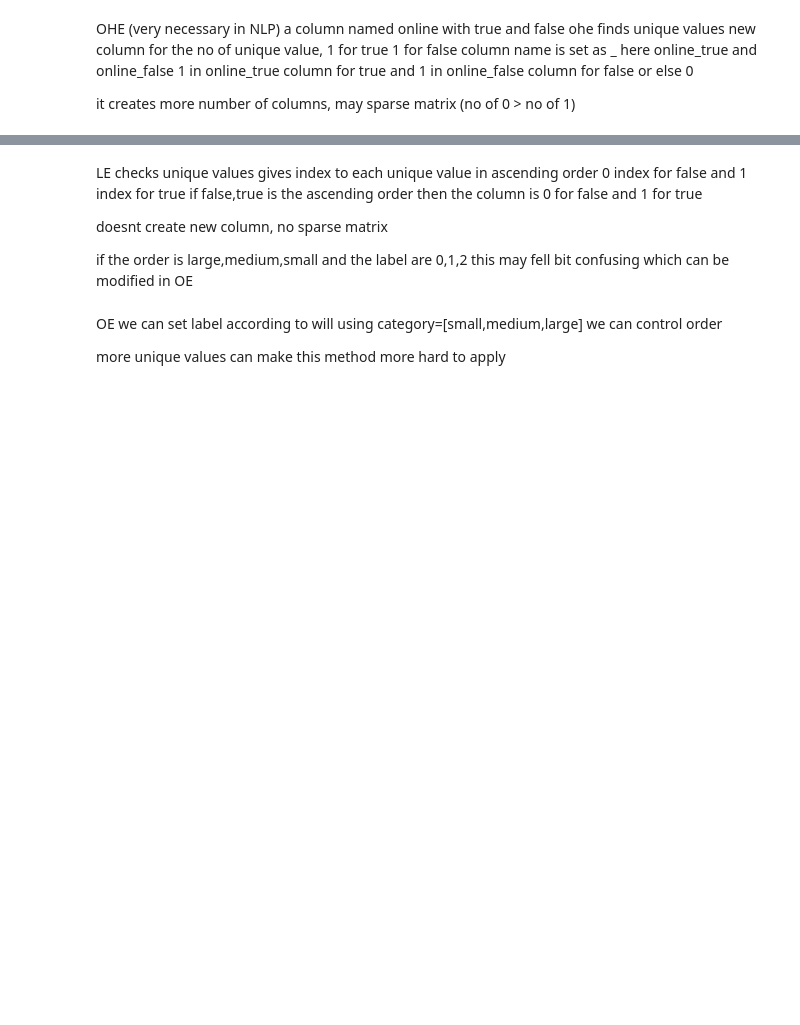
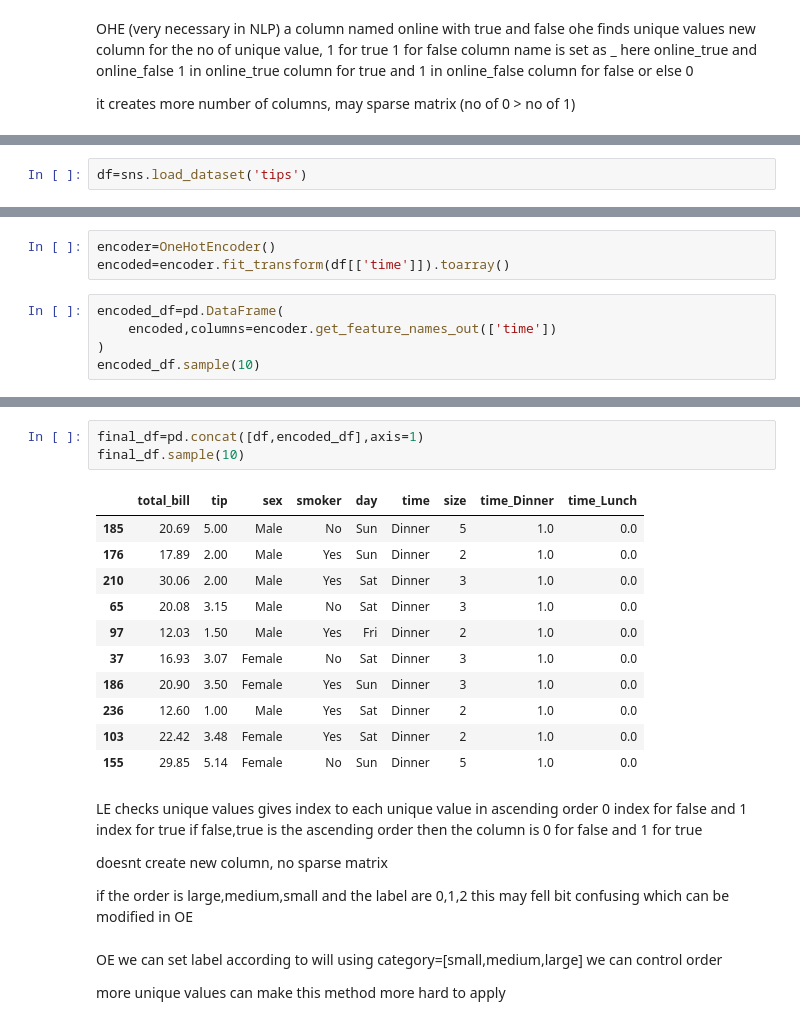
Before and after one commit to kishorilol/datasciencepadhdai, a Jupyter notebook: datapreprocessing/dpday5.ipynb, the cells around one changed output, grey strips where cells are left out. Drawn from its saved outputs; the diff is of its cells as text; blank space fills up the shorter version.

```diff
--- a/datapreprocessing/dpday5.ipynb
+++ b/datapreprocessing/dpday5.ipynb
@@ -19,0 +94,2 @@ it creates more number of columns, may sparse matrix (no of 0 > no of 1)
+# %%
+df=sns.load_dataset('tips')
@@ -19,0 +127,8 @@ it creates more number of columns, may sparse matrix (no of 0 > no of 1)
+# %%
+encoder=OneHotEncoder()
+encoded=encoder.fit_transform(df[['time']]).toarray()
+# %%
+encoded_df=pd.DataFrame(
+    encoded,columns=encoder.get_feature_names_out(['time'])
+)
+encoded_df.sample(10)
@@ -20,3 +147,18 @@ it creates more number of columns, may sparse matrix (no of 0 > no of 1)
+# %%
+final_df=pd.concat([df,encoded_df],axis=1)
+final_df.sample(10)
+# %% [output]
+|  | total_bill | tip | sex | smoker | day | time | size | time_Dinner | time_Lunch |
+| 185 | 20.69 | 5.00 | Male | No | Sun | Dinner | 5 | 1.0 | 0.0 |
+| 176 | 17.89 | 2.00 | Male | Yes | Sun | Dinner | 2 | 1.0 | 0.0 |
+| 210 | 30.06 | 2.00 | Male | Yes | Sat | Dinner | 3 | 1.0 | 0.0 |
+| 65 | 20.08 | 3.15 | Male | No | Sat | Dinner | 3 | 1.0 | 0.0 |
+| 97 | 12.03 | 1.50 | Male | Yes | Fri | Dinner | 2 | 1.0 | 0.0 |
+| 37 | 16.93 | 3.07 | Female | No | Sat | Dinner | 3 | 1.0 | 0.0 |
+| 186 | 20.90 | 3.50 | Female | Yes | Sun | Dinner | 3 | 1.0 | 0.0 |
+| 236 | 12.60 | 1.00 | Male | Yes | Sat | Dinner | 2 | 1.0 | 0.0 |
+| 103 | 22.42 | 3.48 | Female | Yes | Sat | Dinner | 2 | 1.0 | 0.0 |
+| 155 | 29.85 | 5.14 | Female | No | Sun | Dinner | 5 | 1.0 | 0.0 |
 # %% [markdown]
 LE
 checks unique values
```
Also changed, not shown: parts of 29 cells of this notebook, 9 other files.
